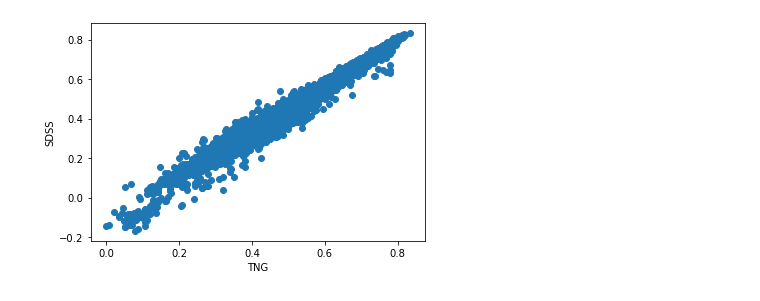
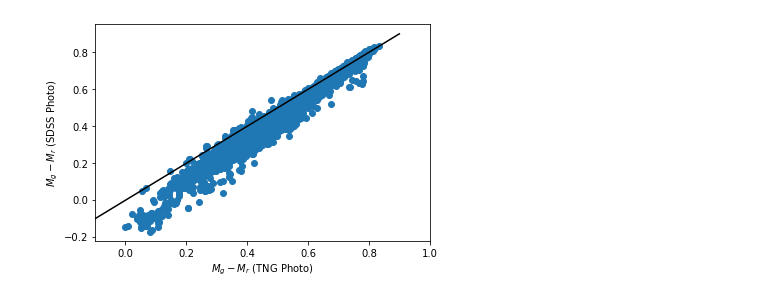
Before and after one commit to jsuarez314/cosmic_web_class, a Jupyter notebook: Photometric.ipynb, the cells around one changed output. Drawn from its saved outputs; the diff is of its cells as text; code cells hidden in the pictures.

```diff
--- a/Photometric.ipynb
+++ b/Photometric.ipynb
@@ -5,4 +5,5 @@ import numpy as np
 # %%
 tng_photo  = pd.read_csv('./data/tng_features.csv').drop(['Unnamed: 0'], axis=1)
 sdss_photo = pd.read_csv('./data/stellar_phot.csv').drop(['Unnamed: 0'], axis=1)
+tweb_df = pd.read_csv('./data/tweb_cw_grid64_rcellsize.csv').drop(['Unnamed: 0'], axis=1)
 # %%
@@ -17,5 +18,6 @@ Index(['ID', 'pos_x', 'pos_y', 'pos_z', 'vel_x', 'vel_y', 'vel_z', 'spin_x',
 # %%
 df = pd.merge(tng_photo, sdss_photo, on='ID')
+df = pd.merge(df, tweb_df, on='ID')
 df
 # %% [output]
 |  | ID | pos_x | pos_y | pos_z | vel_x | vel_y | vel_z | spin_x | spin_y | spin_z | ... | ... |
@@ -34,7 +36,9 @@ df
 # %%
 pl.scatter( df['Mg']-df['Mr'], df['tng_g']-df['tng_r'] )
-pl.xlabel('TNG')
-pl.ylabel('SDSS')
+pl.plot(np.arange(-0.1,1,0.1),np.arange(-0.1,1,0.1), c='k')
+pl.xlim(-0.1,1)
+pl.xlabel(r'$M_g-M_r$ (TNG Photo)')
+pl.ylabel(r'$M_g-M_r$ (SDSS Photo)')
 pl.show()
 # %% [output]
-[figure, old version]
+[figure, new version]
```
Also changed, not shown: parts of 4 cells of this notebook, 2 other files.
